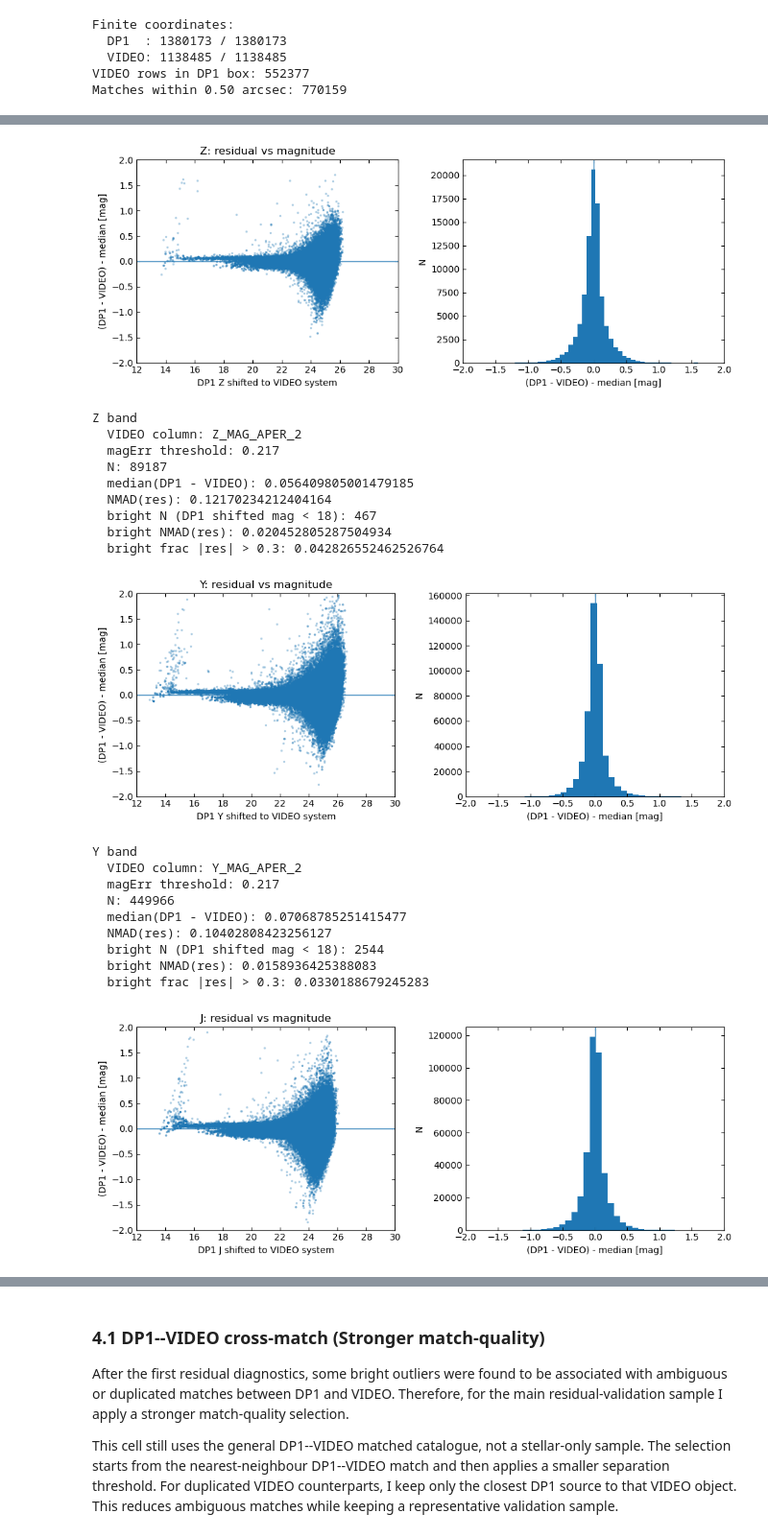
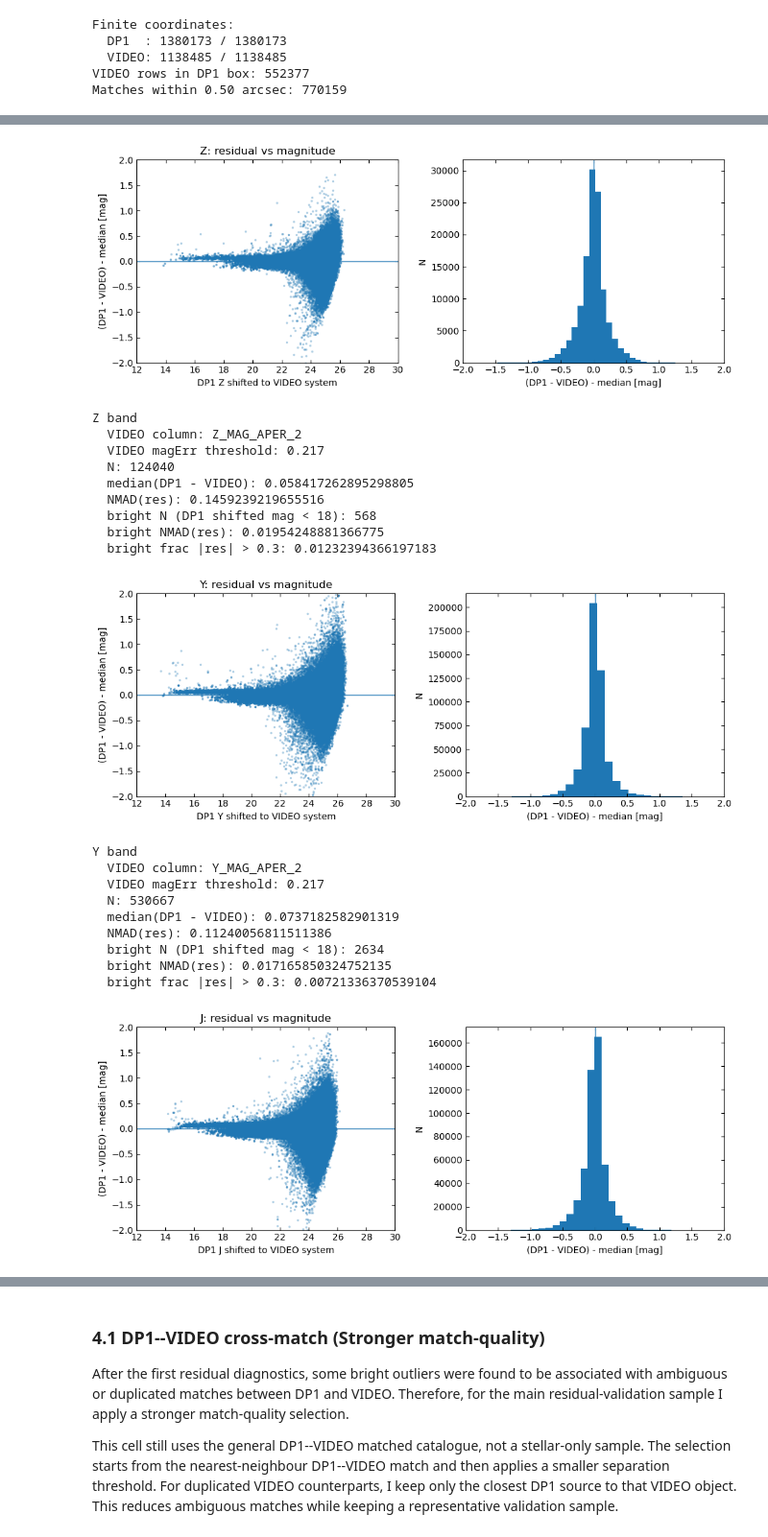
Before and after one commit to lsst-uk/lsst-ir-fusion, a Jupyter notebook: dmu5/dmu5_DP1/diagnostics/DP1_Photometry.ipynb, the cells around one changed output, grey strips where cells are left out. Shown at 96% size. Saved outputs shown, nothing was run; the diff lists cells and outputs as text; code cells hidden in the pictures.

```diff
--- a/dmu5/dmu5_DP1/diagnostics/DP1_Photometry.ipynb
+++ b/dmu5/dmu5_DP1/diagnostics/DP1_Photometry.ipynb
@@ -34,7 +22,7 @@ import matplotlib.patheffects as pe
 
 DATA_DIR = Path("../data")
 
-DP1_PATH   = DATA_DIR / "full_reduced_cat_DP1_20260408.fits"
+DP1_PATH   = DATA_DIR / "full_reduced_cat_DP1_20260902.fits"
 VIDEO_PATH = DATA_DIR / "VISTA-VIDEO-CDFS-DR5.fits"
 
 OUTDIR = Path("data/plots_photometry")
@@ -402,7 +478,7 @@ def compare_residual_band(
         return None
 
     dp1_m = dp1_mag(dp1c, band) - dp1_to_video_offset
-    dp1_good = dp1_band_usable(dp1c, band, err_lim=err_lim, require_coverage=True)
+    dp1_good = dp1_band_usable(dp1c, band, snr_min=5.0)
 
     vid_m_all = arr(vid_box, vcols["mag"], float)
     vid_good_all = video_good_mask(vid_box, vprefix, aper=aper, err_lim=err_lim, require_flag=True)
@@ -448,57 +524,57 @@ def compare_residual_band(
 
     print(f"{band} band")
     print("  VIDEO column:", vcols["mag"])
-    print(f"  magErr threshold: {err_lim:.3f}")
+    print(f"  VIDEO magErr threshold: {err_lim:.3f}")
     print("  N:", int(good.sum()))
     print("  median(DP1 - VIDEO):", float(const))
     print("  NMAD(res):", float(nmad(res)))
 
     bright = mag_plot < 18
     if bright.sum() > 0:
         print("  bright N (DP1 shifted mag < 18):", int(bright.sum()))
         print("  bright NMAD(res):", float(nmad(res[bright])))
         print("  bright frac |res| > 0.3:", float(np.mean(np.abs(res[bright]) > 0.3)))
 
     return {
         "band": band,
         "mask": good,
         "mag": mag_plot,
         "res": res,
         "median": const,
         "nmad": nmad(res),
     }
 
 
 residual_results = {}
 for band in ["Z", "Y", "J", "H", "K"]:
     try:
         result = compare_residual_band(band, err_lim=MAGERR_5SIG)
         if result is not None:
             residual_results[band] = result
     except Exception as e:
         print(f"Skipping {band} because of error:")
         print(type(e).__name__, e)
 # %% [output]
-[figure, old version]
+[figure, new version]
 Z band
   VIDEO column: Z_MAG_APER_2
-  magErr threshold: 0.217
-  N: 89187
-  median(DP1 - VIDEO): 0.056409805001479185
-  NMAD(res): 0.12170234212404164
-  bright N (DP1 shifted mag < 18): 467
-  bright NMAD(res): 0.020452805287504934
-  bright frac |res| > 0.3: 0.042826552462526764
+  VIDEO magErr threshold: 0.217
+  N: 124040
+  median(DP1 - VIDEO): 0.058417262895298805
+  NMAD(res): 0.1459239219655516
+  bright N (DP1 shifted mag < 18): 568
+  bright NMAD(res): 0.01954248881366775
+  bright frac |res| > 0.3: 0.01232394366197183
-[figure, old version]
+[figure, new version]
 Y band
   VIDEO column: Y_MAG_APER_2
-  magErr threshold: 0.217
-  N: 449966
-  median(DP1 - VIDEO): 0.07068785251415477
-  NMAD(res): 0.10402808423256127
-  bright N (DP1 shifted mag < 18): 2544
-  bright NMAD(res): 0.0158936425388083
-  bright frac |res| > 0.3: 0.0330188679245283
+  VIDEO magErr threshold: 0.217
+  N: 530667
+  median(DP1 - VIDEO): 0.0737182582901319
+  NMAD(res): 0.11240056811511386
+  bright N (DP1 shifted mag < 18): 2634
+  bright NMAD(res): 0.017165850324752135
+  bright frac |res| > 0.3: 0.00721336370539104
-[figure, old version]
+[figure, new version]
 J band
   VIDEO column: J_MAG_APER_2
```
Also changed, not shown: parts of 43 cells of this notebook.
